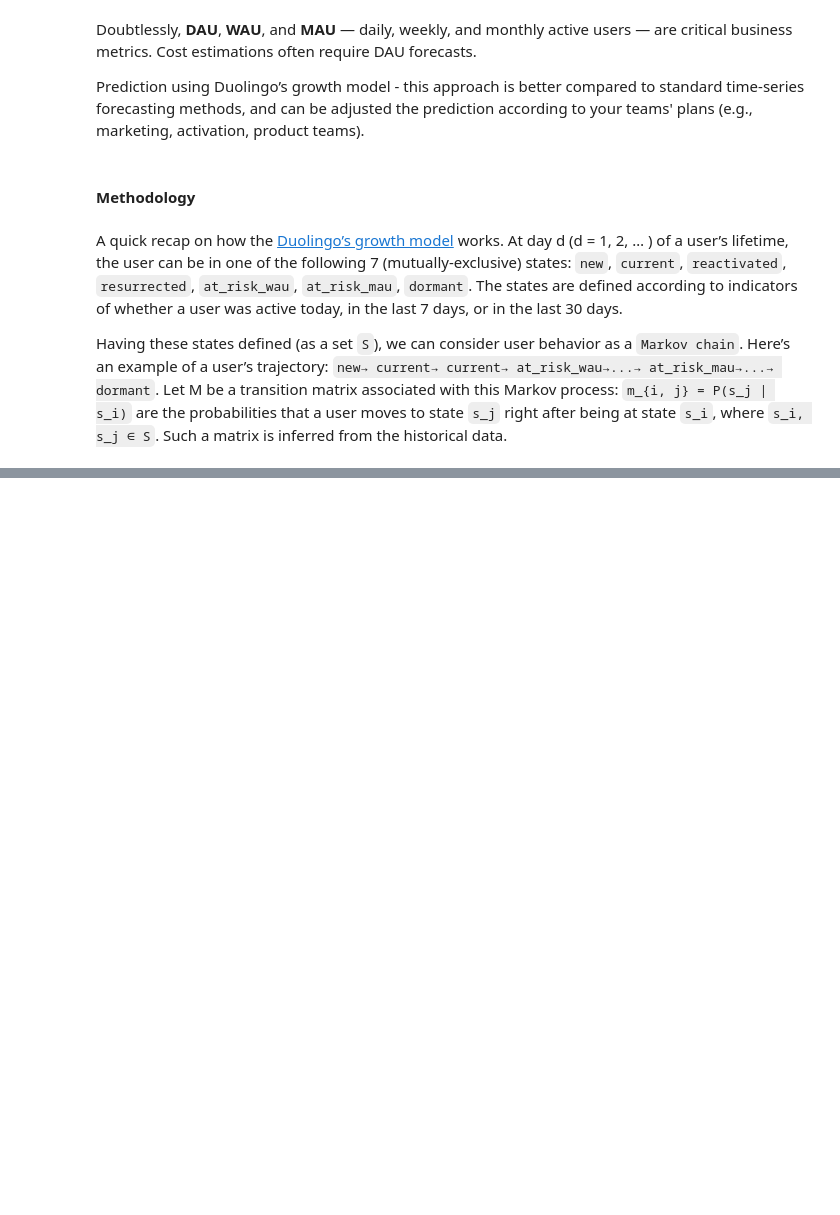
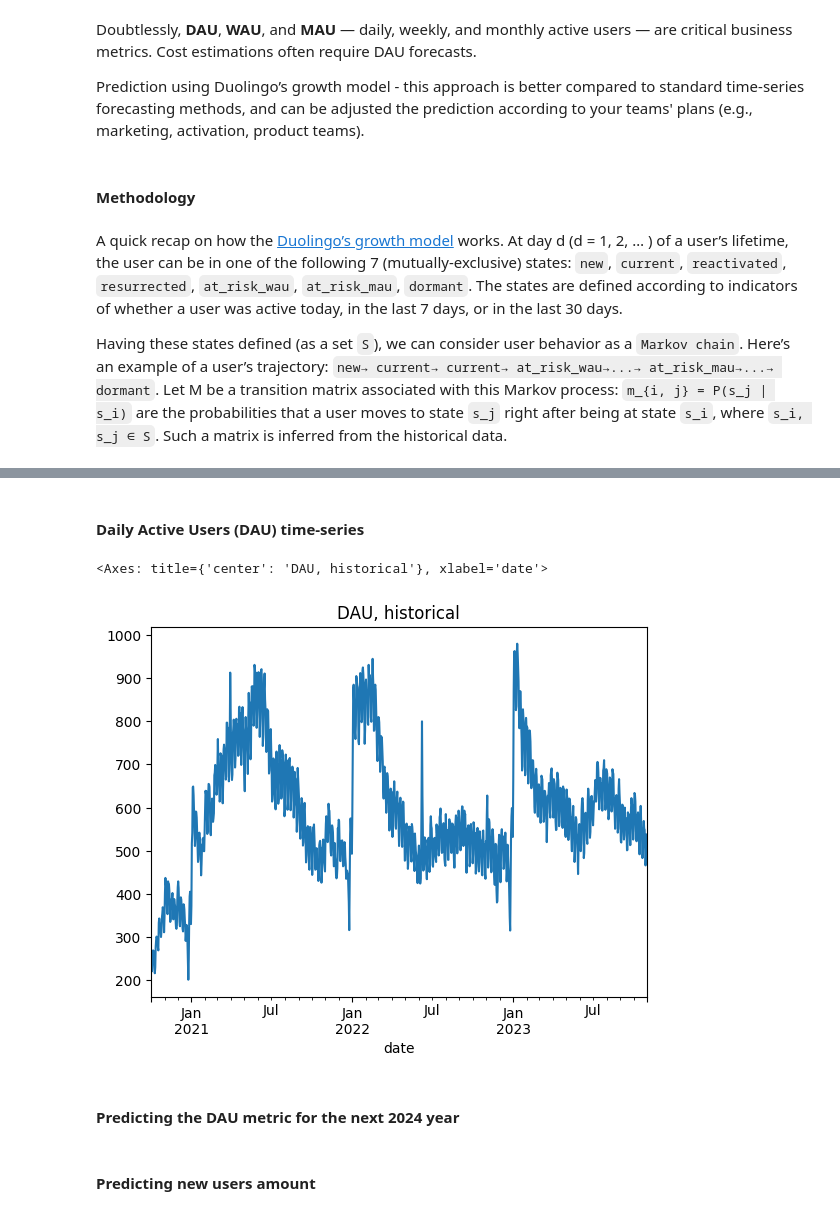
Before and after one commit to shortthirdman/Duolingo-User-Engagement, a Jupyter notebook: MarkovChain-DAU.ipynb, the cells around one changed output, grey strips where cells are left out. Cells and saved outputs as stored; diff of their text form; code cells hidden in the pictures; blank space fills up the shorter version.

```diff
--- a/MarkovChain-DAU.ipynb
+++ b/MarkovChain-DAU.ipynb
@@ -12,0 +17,10 @@ Having these states defined (as a set `S`), we can consider user behavior as a `
+# %%
+import pandas as pd
+
+df = pd.read_csv('data/dau_data.csv.gz', compression='gzip')
+df['date'] = pd.to_datetime(df['date'])
+df['registration_date'] = pd.to_datetime(df['registration_date'])
+
+print(f'Shape: {df.shape}')
+print(f'Total users: {df['user_id'].nunique()}')
+print(f'Data range: [{df['date'].min()}, {df['date'].max()}]')
@@ -12,0 +40,9 @@ Having these states defined (as a set `S`), we can consider user behavior as a `
+# %% [markdown]
+#### Daily Active Users (DAU) time-series
+# %%
+df.groupby('date').size().plot(title='DAU, historical')
+# %% [output]
+<Axes: title={'center': 'DAU, historical'}, xlabel='date'>
+[figure, added]
+# %% [markdown]
+#### Predicting the DAU metric for the next 2024 year
@@ -12,0 +52,2 @@ Having these states defined (as a set `S`), we can consider user behavior as a `
+# %% [markdown]
+#### Predicting new users amount
```
Also changed, not shown: parts of 42 cells of this notebook, 3 other files.
